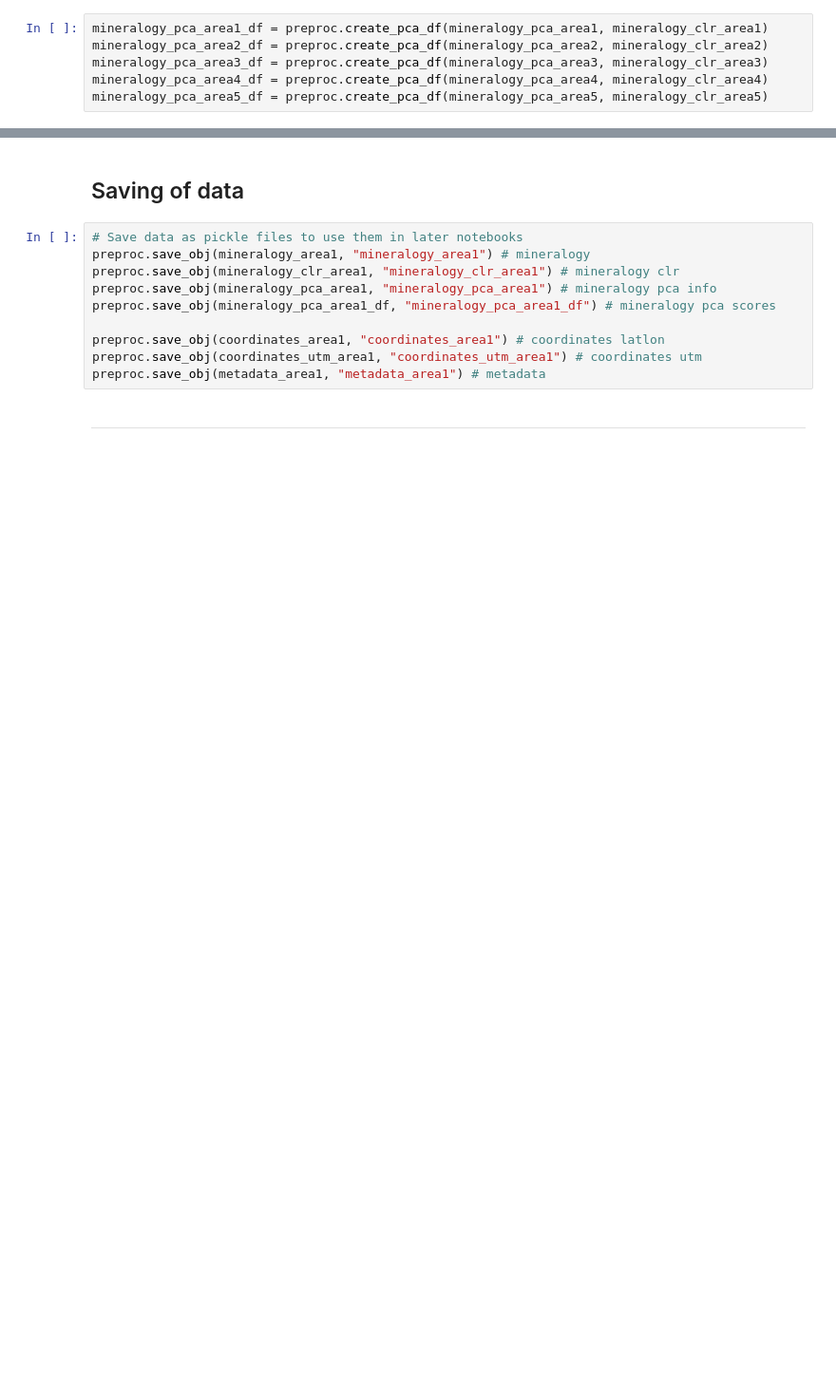
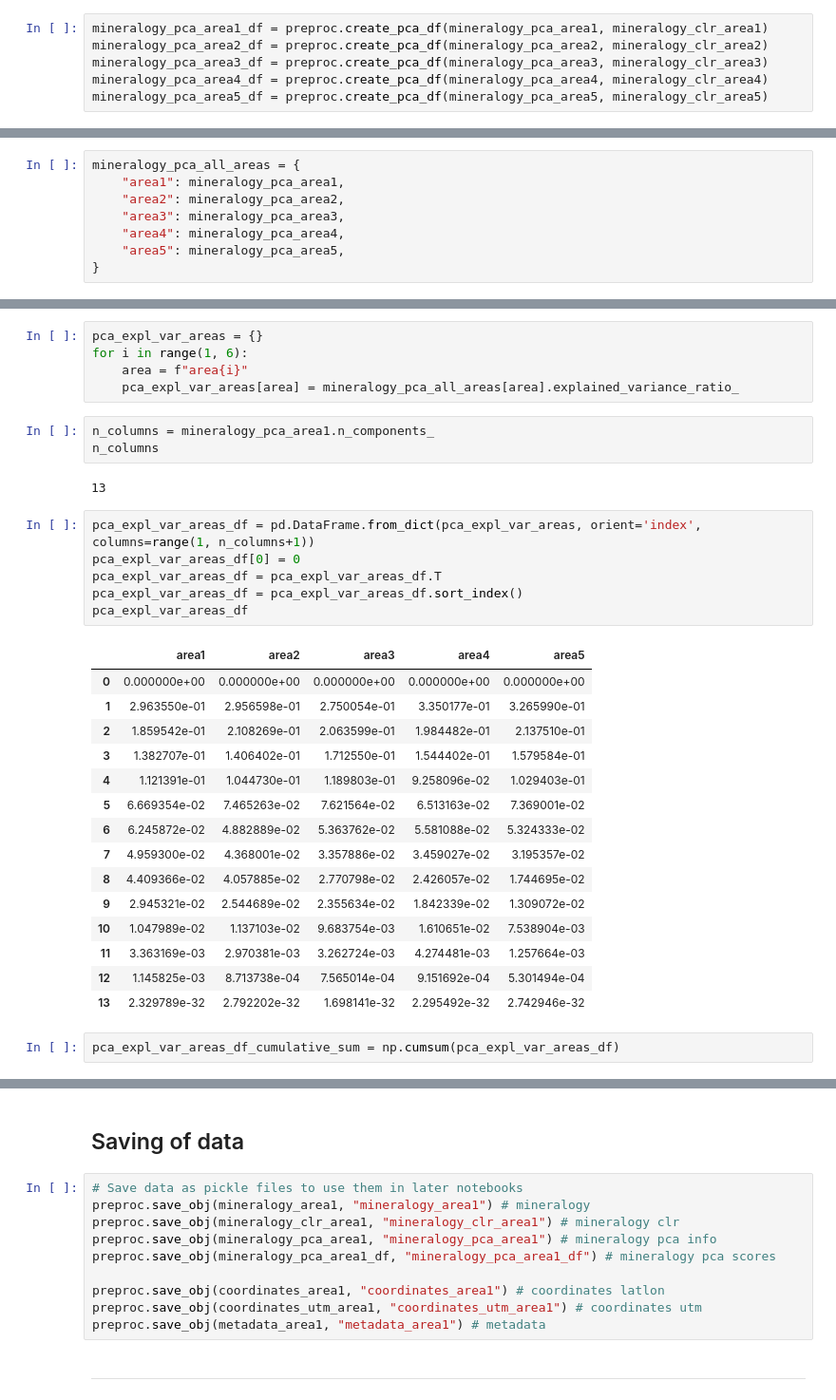
Before and after one commit to Complexio/Vistelius_1995_OCR, a Jupyter notebook: _ANALYSIS/1_area1_Preprocessing.ipynb, the cells around one changed output, grey strips where cells are left out. Shown at 95% size. Cells and saved outputs as stored; diff of their text form; blank space fills up the shorter version.

```diff
--- a/_ANALYSIS/1_area1_Preprocessing.ipynb
+++ b/_ANALYSIS/1_area1_Preprocessing.ipynb
@@ -613,0 +599,8 @@ mineralogy_pca_area5_df = preproc.create_pca_df(mineralogy_pca_area5, mineralogy
+# %%
+mineralogy_pca_all_areas = {
+    "area1": mineralogy_pca_area1,
+    "area2": mineralogy_pca_area2,
+    "area3": mineralogy_pca_area3,
+    "area4": mineralogy_pca_area4,
+    "area5": mineralogy_pca_area5,
+}
@@ -613,0 +635,34 @@ mineralogy_pca_area5_df = preproc.create_pca_df(mineralogy_pca_area5, mineralogy
+# %%
+pca_expl_var_areas = {}
+for i in range(1, 6):
+    area = f"area{i}"
+    pca_expl_var_areas[area] = mineralogy_pca_all_areas[area].explained_variance_ratio_
+# %%
+n_columns = mineralogy_pca_area1.n_components_
+n_columns
+# %% [output]
+13
+# %%
+pca_expl_var_areas_df = pd.DataFrame.from_dict(pca_expl_var_areas, orient='index', columns=range(1, n_columns+1))
+pca_expl_var_areas_df[0] = 0
+pca_expl_var_areas_df = pca_expl_var_areas_df.T
+pca_expl_var_areas_df = pca_expl_var_areas_df.sort_index()
+pca_expl_var_areas_df
+# %% [output]
+|  | area1 | area2 | area3 | area4 | area5 |
+| 0 | 0.000000e+00 | 0.000000e+00 | 0.000000e+00 | 0.000000e+00 | 0.000000e+00 |
+| 1 | 2.963550e-01 | 2.956598e-01 | 2.750054e-01 | 3.350177e-01 | 3.265990e-01 |
+| 2 | 1.859542e-01 | 2.108269e-01 | 2.063599e-01 | 1.984482e-01 | 2.137510e-01 |
+| 3 | 1.382707e-01 | 1.406402e-01 | 1.712550e-01 | 1.544402e-01 | 1.579584e-01 |
+| 4 | 1.121391e-01 | 1.044730e-01 | 1.189803e-01 | 9.258096e-02 | 1.029403e-01 |
+| 5 | 6.669354e-02 | 7.465263e-02 | 7.621564e-02 | 6.513163e-02 | 7.369001e-02 |
+| 6 | 6.245872e-02 | 4.882889e-02 | 5.363762e-02 | 5.581088e-02 | 5.324333e-02 |
+| 7 | 4.959300e-02 | 4.368001e-02 | 3.357886e-02 | 3.459027e-02 | 3.195357e-02 |
+| 8 | 4.409366e-02 | 4.057885e-02 | 2.770798e-02 | 2.426057e-02 | 1.744695e-02 |
+| 9 | 2.945321e-02 | 2.544689e-02 | 2.355634e-02 | 1.842339e-02 | 1.309072e-02 |
+| 10 | 1.047989e-02 | 1.137103e-02 | 9.683754e-03 | 1.610651e-02 | 7.538904e-03 |
+| 11 | 3.363169e-03 | 2.970381e-03 | 3.262724e-03 | 4.274481e-03 | 1.257664e-03 |
+| 12 | 1.145825e-03 | 8.713738e-04 | 7.565014e-04 | 9.151692e-04 | 5.301494e-04 |
+| 13 | 2.329789e-32 | 2.792202e-32 | 1.698141e-32 | 2.295492e-32 | 2.742946e-32 |
+# %%
+pca_expl_var_areas_df_cumulative_sum = np.cumsum(pca_expl_var_areas_df)
```
Also changed, not shown: parts of 37 cells of this notebook.
